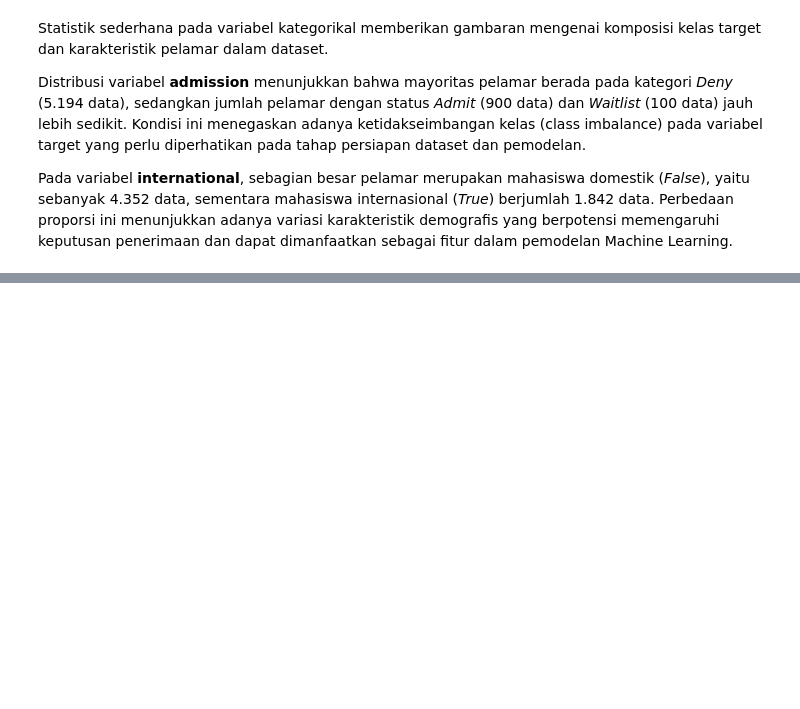
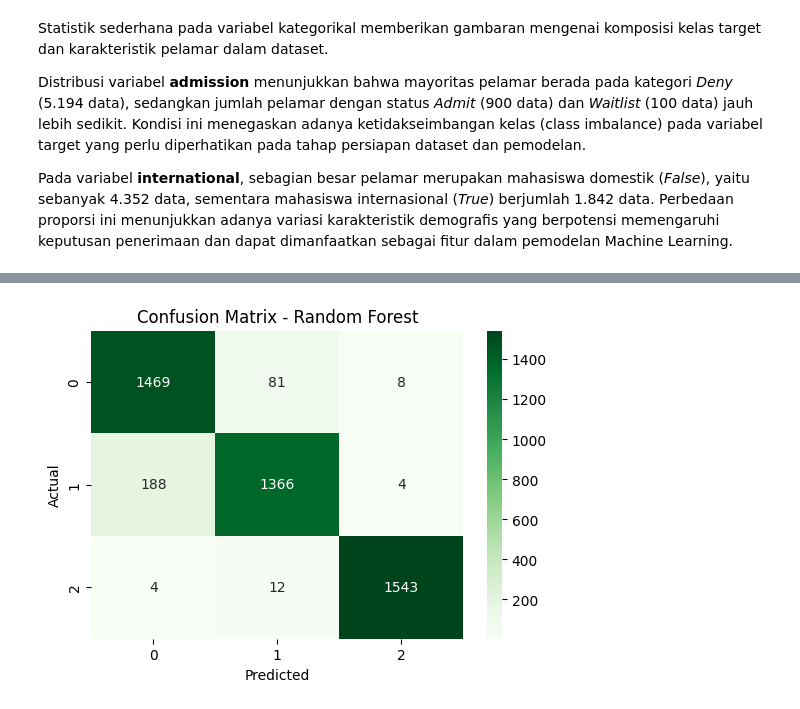
Before and after one commit to prmatasari/Tugas-Besar-Fintech-MBA, a Jupyter notebook: Tugas_Besar_MBA_Admission_dataset,_Class_2025.ipynb, the cells around one changed output, grey strips where cells are left out. Saved outputs shown, nothing was run; the diff lists cells and outputs as text; code cells hidden in the pictures; blank space fills up the shorter version.

```diff
--- a/Tugas_Besar_MBA_Admission_dataset,_Class_2025.ipynb
+++ b/Tugas_Besar_MBA_Admission_dataset,_Class_2025.ipynb
@@ -246,0 +317,12 @@ Pada variabel **international**, sebagian besar pelamar merupakan mahasiswa dome
+# %%
+from sklearn.model_selection import train_test_split
+
+X_train, X_test, y_train, y_test = train_test_split(
+    X_resampled,
+    y_resampled,
+    test_size=0.3,
+    random_state=42,
+    stratify=y_resampled
+)
+
+X_train.shape, X_test.shape
@@ -246,0 +405,26 @@ Pada variabel **international**, sebagian besar pelamar merupakan mahasiswa dome
+# %%
+from sklearn.ensemble import RandomForestClassifier
+
+# Inisialisasi dan training Random Forest
+rf = RandomForestClassifier(
+    n_estimators=100,
+    random_state=42
+)
+
+rf.fit(X_train, y_train)
+
+# Prediksi
+y_pred_rf = rf.predict(X_test)
+# %%
+# Confusion Matrix
+cm_rf = confusion_matrix(y_test, y_pred_rf)
+cm_rf
+
+# Metrik evaluasi
+print("Accuracy:", accuracy_score(y_test, y_pred_rf))
+print("Precision:", precision_score(y_test, y_pred_rf, average='weighted'))
+print("Recall:", recall_score(y_test, y_pred_rf, average='weighted'))
+print("F1-score:", f1_score(y_test, y_pred_rf, average='weighted'))
+
+print("\nClassification Report:\n")
+print(classification_report(y_test, y_pred_rf))
@@ -246,0 +478,9 @@ Pada variabel **international**, sebagian besar pelamar merupakan mahasiswa dome
+# %%
+plt.figure(figsize=(6,4))
+sns.heatmap(cm_rf, annot=True, fmt='d', cmap='Greens')
+plt.title('Confusion Matrix - Random Forest')
+plt.xlabel('Predicted')
+plt.ylabel('Actual')
+plt.show()
+# %% [output]
+[figure, added]
```
Also changed, not shown: parts of 28 cells of this notebook.
